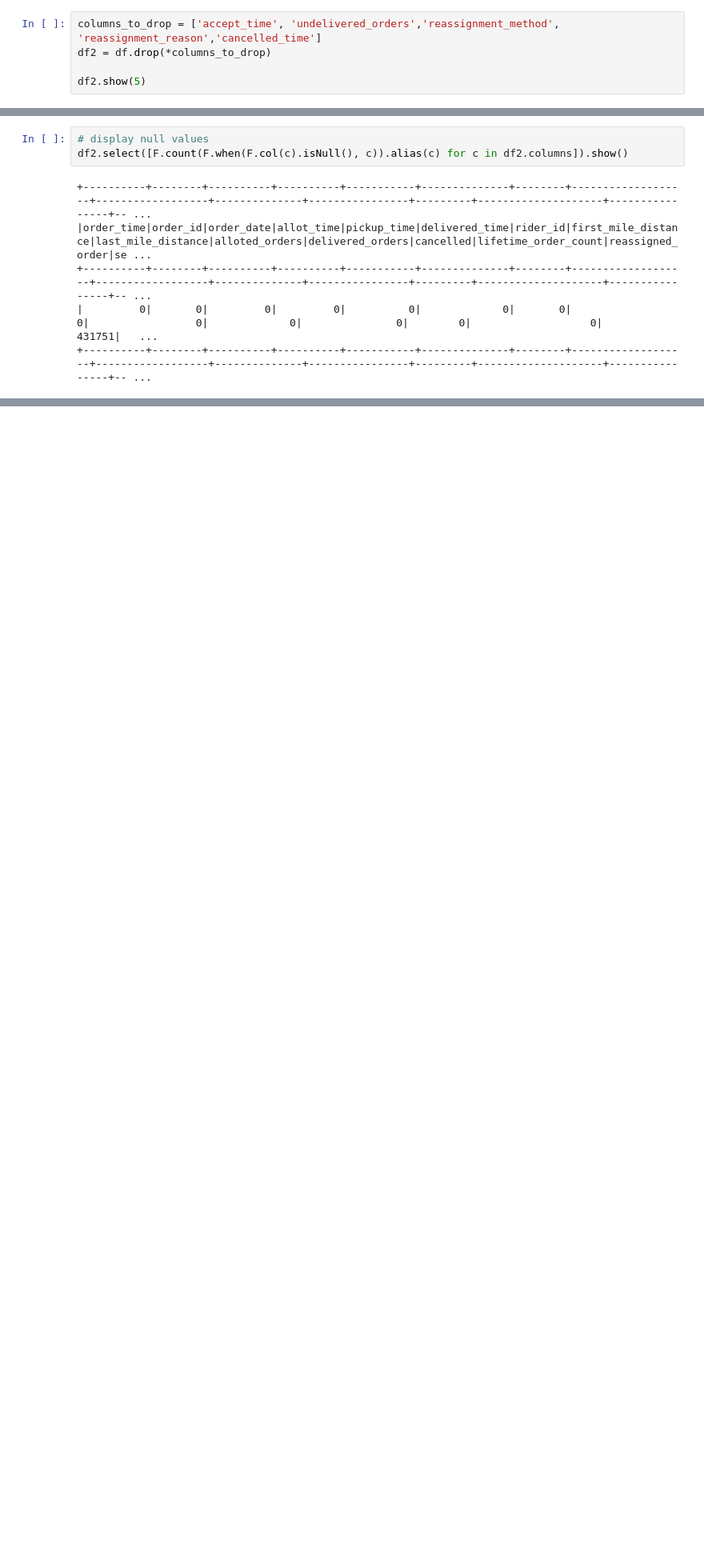
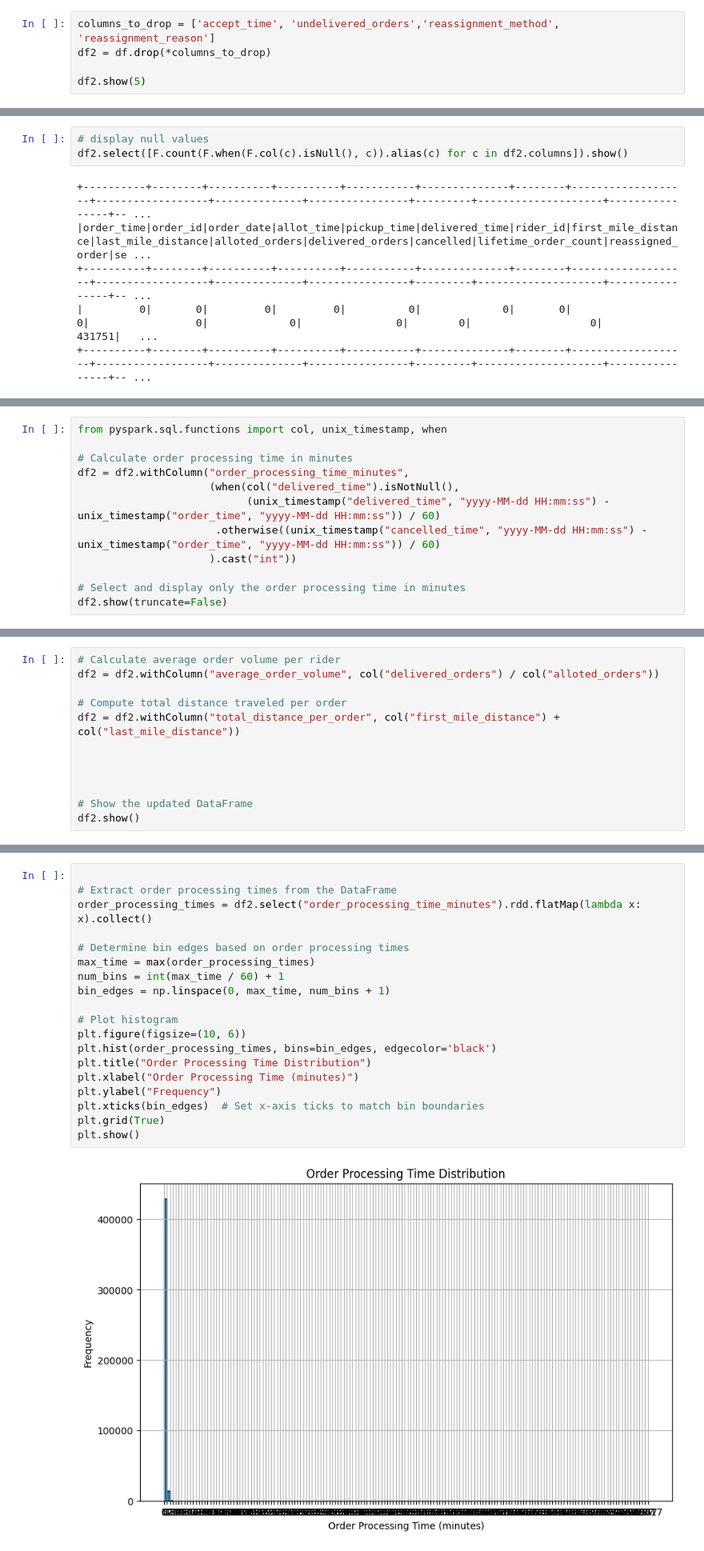
Before and after one commit to sachinibuddhika/Big-Data-Project-Analysis-on-Swiggy-Zomato-Order-Information-Dataseton, a Jupyter notebook: BigData_195006X.ipynb, the cells around one changed output, grey strips where cells are left out. Shown at 80% size. Cells and saved outputs as stored; diff of their text form; blank space fills up the shorter version.

```diff
--- a/BigData_195006X.ipynb
+++ b/BigData_195006X.ipynb
@@ -111,7 +111,7 @@ from pyspark.sql import functions as F
 # %% [markdown]
 Dropping columns
 # %%
-columns_to_drop = ['accept_time', 'undelivered_orders','reassignment_method', 'reassignment_reason','cancelled_time']
+columns_to_drop = ['accept_time', 'undelivered_orders','reassignment_method', 'reassignment_reason']
 df2 = df.drop(*columns_to_drop)
 
 df2.show(5)
@@ -195,0 +203,12 @@ df2.select([F.count(F.when(F.col(c).isNull(), c)).alias(c) for c in df2.columns]
+# %%
+from pyspark.sql.functions import col, unix_timestamp, when
+
+# Calculate order processing time in minutes
+df2 = df2.withColumn("order_processing_time_minutes",
+                     (when(col("delivered_time").isNotNull(),
+                           (unix_timestamp("delivered_time", "yyyy-MM-dd HH:mm:ss") - unix_timestamp("order_time", "yyyy-MM-dd HH:mm:ss")) / 60)
+                      .otherwise((unix_timestamp("cancelled_time", "yyyy-MM-dd HH:mm:ss") - unix_timestamp("order_time", "yyyy-MM-dd HH:mm:ss")) / 60)
+                     ).cast("int"))
+
+# Select and display only the order processing time in minutes
+df2.show(truncate=False)
@@ -195,0 +235,12 @@ df2.select([F.count(F.when(F.col(c).isNull(), c)).alias(c) for c in df2.columns]
+# %%
+# Calculate average order volume per rider
+df2 = df2.withColumn("average_order_volume", col("delivered_orders") / col("alloted_orders"))
+
+# Compute total distance traveled per order
+df2 = df2.withColumn("total_distance_per_order", col("first_mile_distance") + col("last_mile_distance"))
+
+
+
+
+# Show the updated DataFrame
+df2.show()
@@ -195,0 +275,21 @@ df2.select([F.count(F.when(F.col(c).isNull(), c)).alias(c) for c in df2.columns]
+# %%
+
+# Extract order processing times from the DataFrame
+order_processing_times = df2.select("order_processing_time_minutes").rdd.flatMap(lambda x: x).collect()
+
+# Determine bin edges based on order processing times
+max_time = max(order_processing_times)
+num_bins = int(max_time / 60) + 1
+bin_edges = np.linspace(0, max_time, num_bins + 1)
+
+# Plot histogram
+plt.figure(figsize=(10, 6))
+plt.hist(order_processing_times, bins=bin_edges, edgecolor='black')
+plt.title("Order Processing Time Distribution")
+plt.xlabel("Order Processing Time (minutes)")
+plt.ylabel("Frequency")
+plt.xticks(bin_edges)  # Set x-axis ticks to match bin boundaries
+plt.grid(True)
+plt.show()
+# %% [output]
+[figure, added]
```
Also changed, not shown: parts of 17 cells of this notebook.
